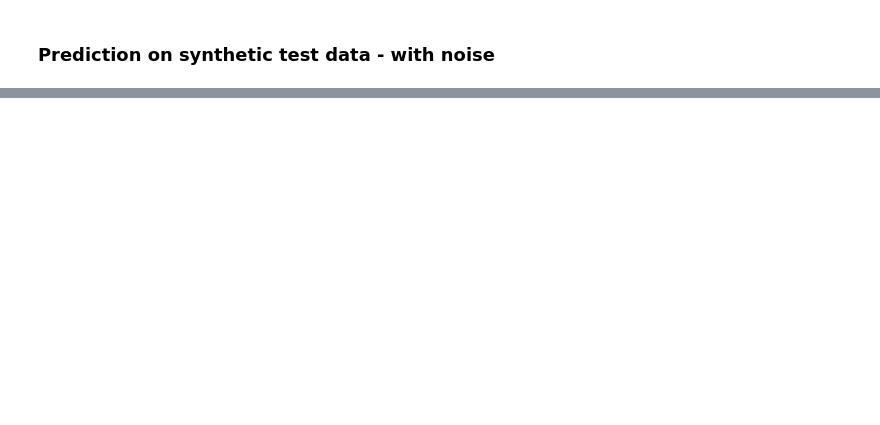
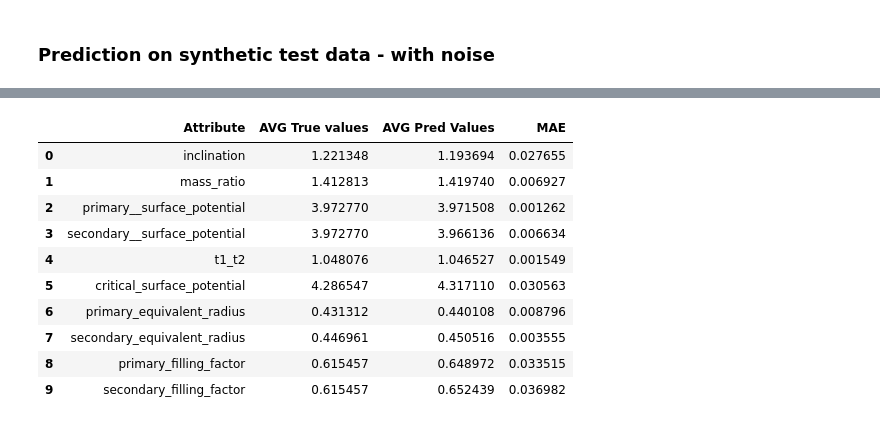
Before and after one commit to AdriNemcikova/DP, a Jupyter notebook: over_all_parameters_model.ipynb, the cells around one changed output, grey strips where cells are left out. Cells and saved outputs as stored; diff of their text form; code cells hidden in the pictures; blank space fills up the shorter version.

```diff
--- a/over_all_parameters_model.ipynb
+++ b/over_all_parameters_model.ipynb
@@ -526,0 +261,17 @@ comp = pd.DataFrame(data={"true_values": true_sample.flatten(),
+# %%
+# Blok 24 - vytvorenie df z testovacich dat so sumom, vypocet priemernych hodnot
+pred_n_df = pd.DataFrame(y_pred_n,
+                        columns = [
+                            "p_inclination",
+                            "p_mass_ratio",
+                            "p_primary__surface_potential",
+                            "p_secondary__surface_potential",
+                            "p_t1_t2",
+                            "p_critical_surface_potential",
+                            "p_primary_equivalent_radius",
+                            "p_secondary_equivalent_radius",
+                            "p_primary_filling_factor",
+                            "p_secondary_filling_factor"
+                            ])
+pred_mean_n = pred_n_df.mean(axis=0)
+pred_mean_n
@@ -526,0 +290,17 @@ comp = pd.DataFrame(data={"true_values": true_sample.flatten(),
+# %%
+# Blok 20 - vytvorenie df z testovacich dat bez sumu, vypocet priemernych hodnot
+y_test_df_n = pd.DataFrame(y_test_n,
+                        columns = [
+                            "inclination",
+                            "mass_ratio",
+                            "primary__surface_potential",
+                            "secondary__surface_potential",
+                            "t1_t2",
+                            "critical_surface_potential",
+                            "primary_equivalent_radius",
+                            "secondary_equivalent_radius",
+                            "primary_filling_factor",
+                            "secondary_filling_factor"
+                            ])
+test_mean_n = y_test_df_n.mean(axis=0)
+test_mean_n
@@ -526,0 +319,19 @@ comp = pd.DataFrame(data={"true_values": true_sample.flatten(),
+# %%
+# Blok 21 - vytvorenie df na porovnanie priemernych predikovanych a skutocnych hodnot
+eval_pred = pd.DataFrame({'Attribute': test_mean_n.index,
+            'AVG True values': test_mean_n.values,
+            'AVG Pred Values': pred_mean_n.values,
+            'MAE': abs(test_mean_n.values - pred_mean_n.values)})
+eval_pred
+# %% [output]
+|  | Attribute | AVG True values | AVG Pred Values | MAE |
+| 0 | inclination | 1.221348 | 1.193694 | 0.027655 |
+| 1 | mass_ratio | 1.412813 | 1.419740 | 0.006927 |
+| 2 | primary__surface_potential | 3.972770 | 3.971508 | 0.001262 |
+| 3 | secondary__surface_potential | 3.972770 | 3.966136 | 0.006634 |
+| 4 | t1_t2 | 1.048076 | 1.046527 | 0.001549 |
+| 5 | critical_surface_potential | 4.286547 | 4.317110 | 0.030563 |
+| 6 | primary_equivalent_radius | 0.431312 | 0.440108 | 0.008796 |
+| 7 | secondary_equivalent_radius | 0.446961 | 0.450516 | 0.003555 |
+| 8 | primary_filling_factor | 0.615457 | 0.648972 | 0.033515 |
+| 9 | secondary_filling_factor | 0.615457 | 0.652439 | 0.036982 |
```
Also changed, not shown: parts of 33 cells of this notebook.
